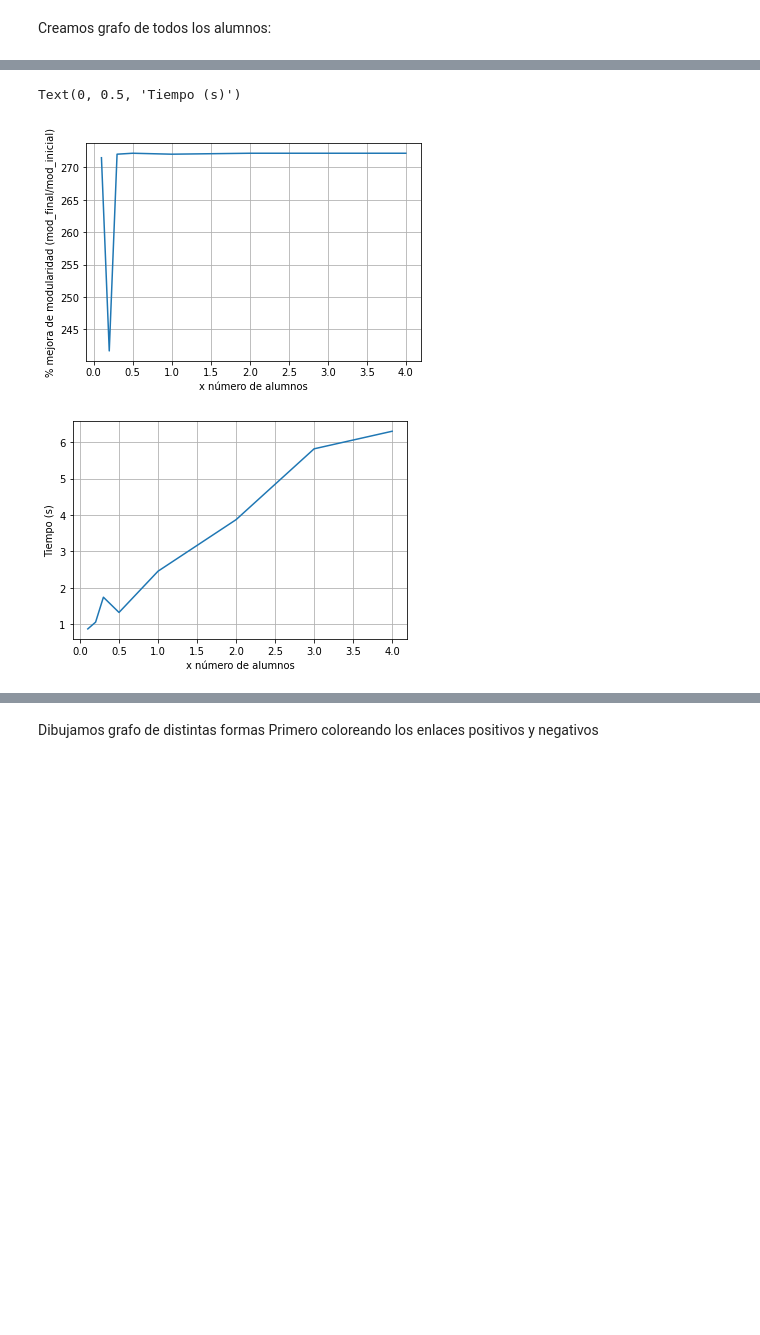
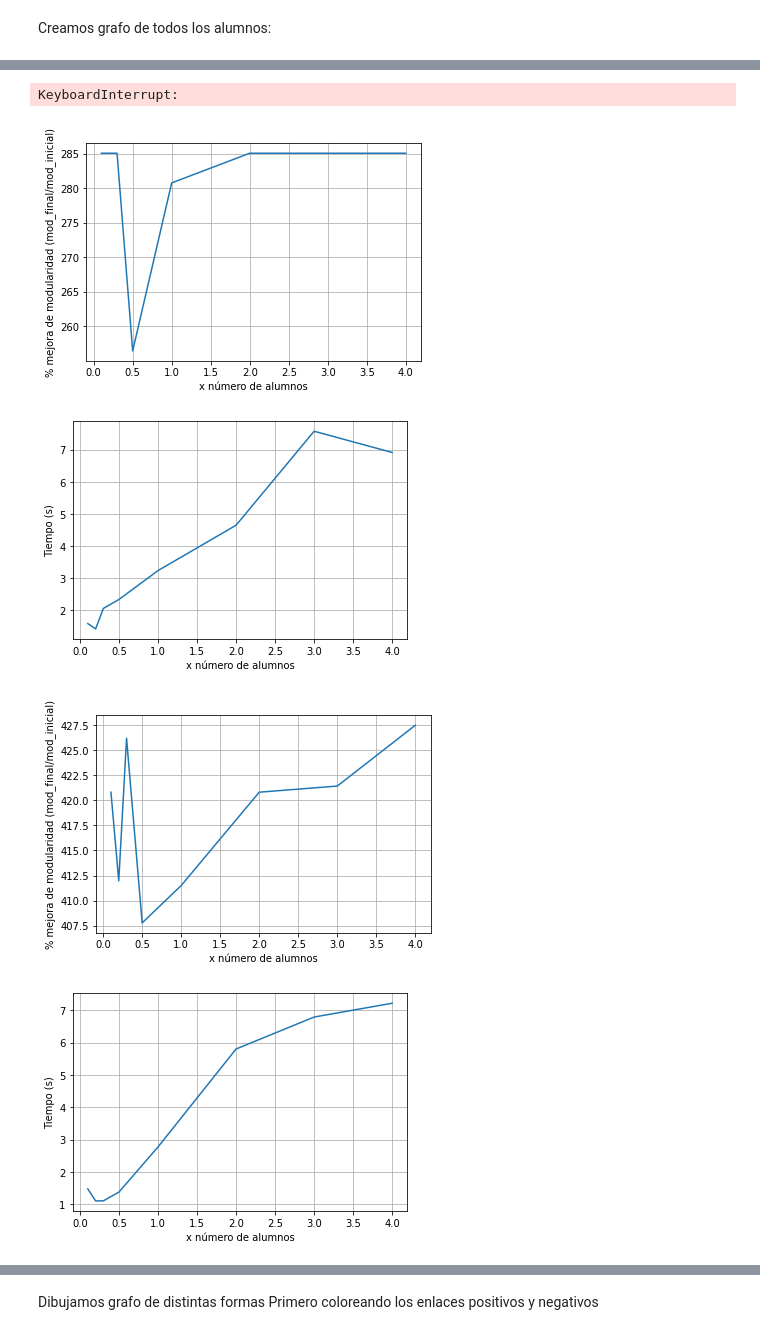
Before and after one commit to alejandro-gitt/clustpy, a Jupyter notebook: test_notebook.ipynb, the cells around one changed output, grey strips where cells are left out. Cells and saved outputs as stored; diff of their text form; code cells hidden in the pictures; blank space fills up the shorter version.

Commit message:
media de max_idle

```diff
--- a/test_notebook.ipynb
+++ b/test_notebook.ipynb
@@ -176,7 +295,8 @@ Creamos grafos por aulas:
 n_grados = df_nodes["Curso"].nunique()
 grafos = []
 results_dict = {}
-#FUNCIONA
+#FUCIONA PARA VARIAS CLASES
+#En primer lugar, creamos grafos para todas las clases
 for n in range(n_grados):
     j=n+1
     aulas = df_nodes[df_nodes["Curso"] == "%sº ESO" % j]['Grupo'].unique()
@@ -204,24 +324,25 @@ for n in range(n_grados):
         results_dict["%sº ESO %s" % (j,aula)] = {'graph': MDGaula,'partition': None,'numero de alumnos': len(alumnos_en_aula) ,
         'alumnos con sexos': dict_alumnos_sexos,'init_modularity': None,'final_modularity': None,'by_gender_modularity': None,'gender_partition': None}
 
-tiempos = []
-mejoras_modularidad = []
 
 #Hiperparametrizamos max_idle con múltiplos del tamaño de la red
 max_idle_possibilities = [0.1,0.2,0.3,0.5,1,2,3,4]
-tiempos = []
-mejoras_modularidad = []
 string_clase = '2º ESO F'
-for i in max_idle_possibilities:
-    print('valores con multiplo max idle:',i)
+for clase in list(results_dict.keys()):
+    print(clase)
+# for clase in list(results_dict.keys())[list(results_dict).index(string_clase):list(results_dict).index(string_clase)+1]:# (hay 21 clases). Como esta escrito solo saca la clase string_clase
 
-    for clase in list(results_dict.keys())[list(results_dict).index(string_clase):list(results_dict).index(string_clase)+1]:# (hay 21 clases). Como esta escrito solo saca la clase string_clase
+    tiempos = []
+    mejoras_modularidad = []
+
+    for i in max_idle_possibilities:
+        # print('valores con multiplo max idle:',i)
         MDG_clase = results_dict[clase]['graph']
         pares = frozenset([nodo for nodo in MDG_clase.nodes if nodo%2 == 0])
         impares = frozenset([nodo for nodo in MDG_clase.nodes if nodo%2 != 0])
         c = [pares,impares]
 
-        print('Longitud del grafo:',len(MDG_clase.nodes))
+        # print('Longitud del grafo:',len(MDG_clase.nodes))
         # print('NODOS MDG CLASE',MDG_clase.nodes)
         results_dict[clase]['gender_partition'] = divide_by_gender(results_dict[clase]['alumnos con sexos'])
         results_dict[clase]['by_gender_modularity'] = mymodularity(MDG_clase,results_dict[clase]['gender_partition'])
@@ -233,25 +354,27 @@ for i in max_idle_possibilities:
         results_dict[clase]['final_modularity'] =  mymodularity(MDG_clase, optimized_communities[:])
         results_dict[clase]['partition'] = optimized_communities
 
+        tiempos.append(end-start)
 
-    tiempos.append(end-start)
+        mejoras_modularidad.append(results_dict[clase]['final_modularity']/results_dict[clase]['init_modularity'] * 100)
 
-    mejoras_modularidad.append(results_dict[string_clase]['final_modularity']/results_dict[string_clase]['init_modularity'] * 100)
+    print('Guardando',clase)
+    # print('resultados de aula con',results_dict[clase]['numero de alumnos'],'alumnos')
+    # print ("Tiempo utilizado", end - start)
+    # print('Modulariad inicial',results_dict[string_clase]['init_modularity'])
+    # print('Modulariad final',results_dict[string_clase]['final_modularity'])
+    # print('--------------------------------------------------------------')
+    plt.figure()
+    plt.grid()
+    plt.plot(max_idle_possibilities,mejoras_modularidad)
+    plt.xlabel('x número de alumnos')
+    plt.ylabel('% mejora de modularidad (mod_final/mod_inicial)')
+    plt.savefig('mejora porcentual con max_idle (%s).png'%clase, dpi=300, bbox_inches='tight', facecolor='w')
 
-    print('resultados de aula con',results_dict[clase]['numero de alumnos'],'alumnos')
-    print ("Tiempo utilizado", end - start)
-    print('Modulariad inicial',results_dict[string_clase]['init_modularity'])
-    print('Modulariad final',results_dict[string_clase]['final_modularity'])
-    print('--------------------------------------------------------------')
-
-plt.grid()
-plt.plot(max_idle_possibilities,mejoras_modularidad)
-plt.xlabel('x número de alumnos')
-plt.ylabel('% mejora de modularidad (mod_final/mod_inicial)')
-
-plt.figure()
-plt.grid()
-plt.plot(max_idle_possibilities,tiempos)
-plt.xlabel('x número de alumnos')
-plt.ylabel('Tiempo (s)')
+    plt.figure()
+    plt.grid()
+    plt.plot(max_idle_possibilities,tiempos)
+    plt.xlabel('x número de alumnos')
+    plt.ylabel('Tiempo (s)')
+    plt.savefig('tiempo con max_idle (%s).png'%clase, dpi=300, bbox_inches='tight', facecolor='w')
 # %% [output]
@@ -275,3 +398,5 @@ Modulariad final 0.19465836865673308
-Text(0, 0.5, 'Tiempo (s)')
+KeyboardInterrupt:
-[figure, old version]
+[figure, new version]
-[figure, old version]
+[figure, new version]
+[figure, added]
+[figure, added]
```
Also changed, not shown: parts of 4 cells of this notebook, 3 other files.
